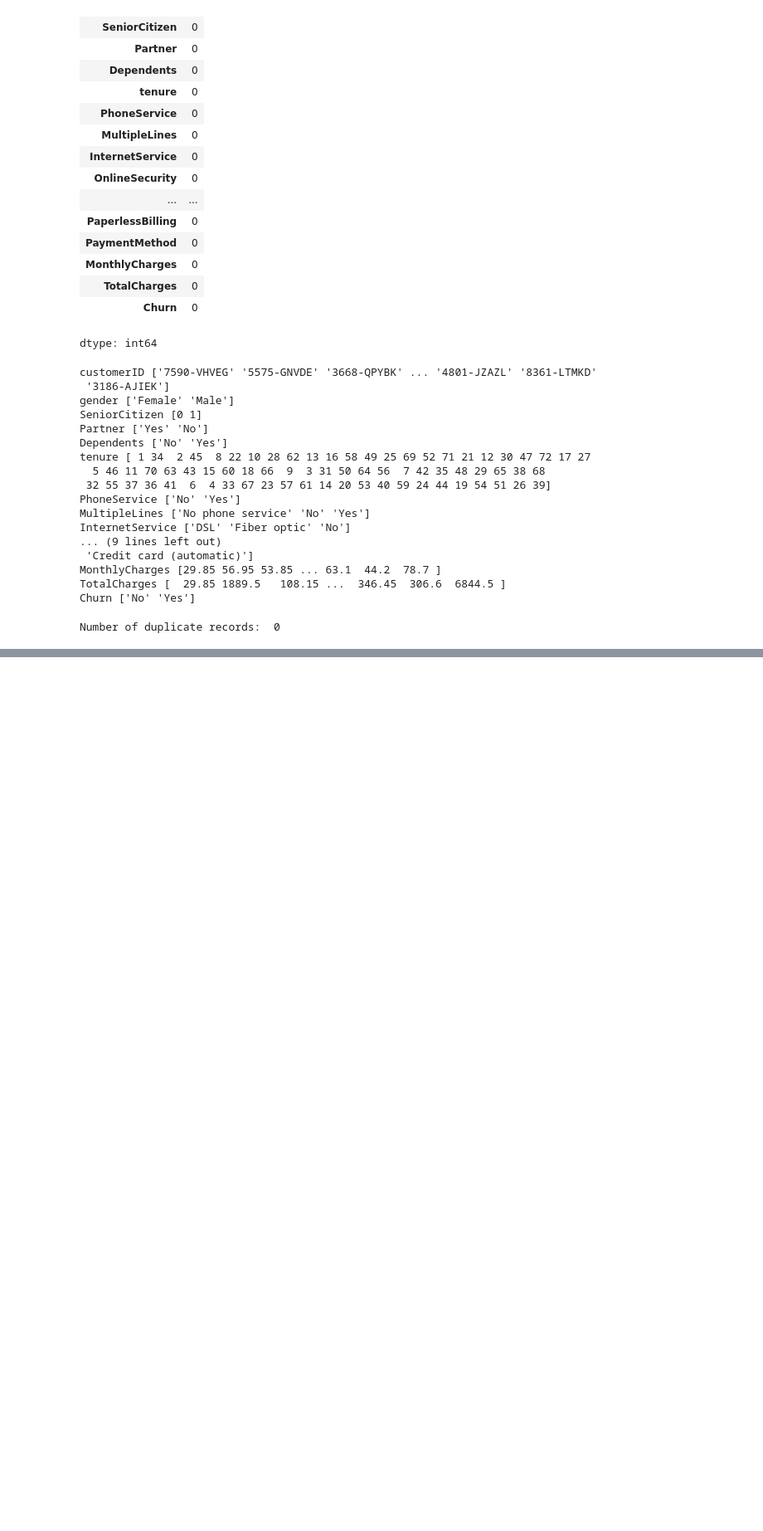
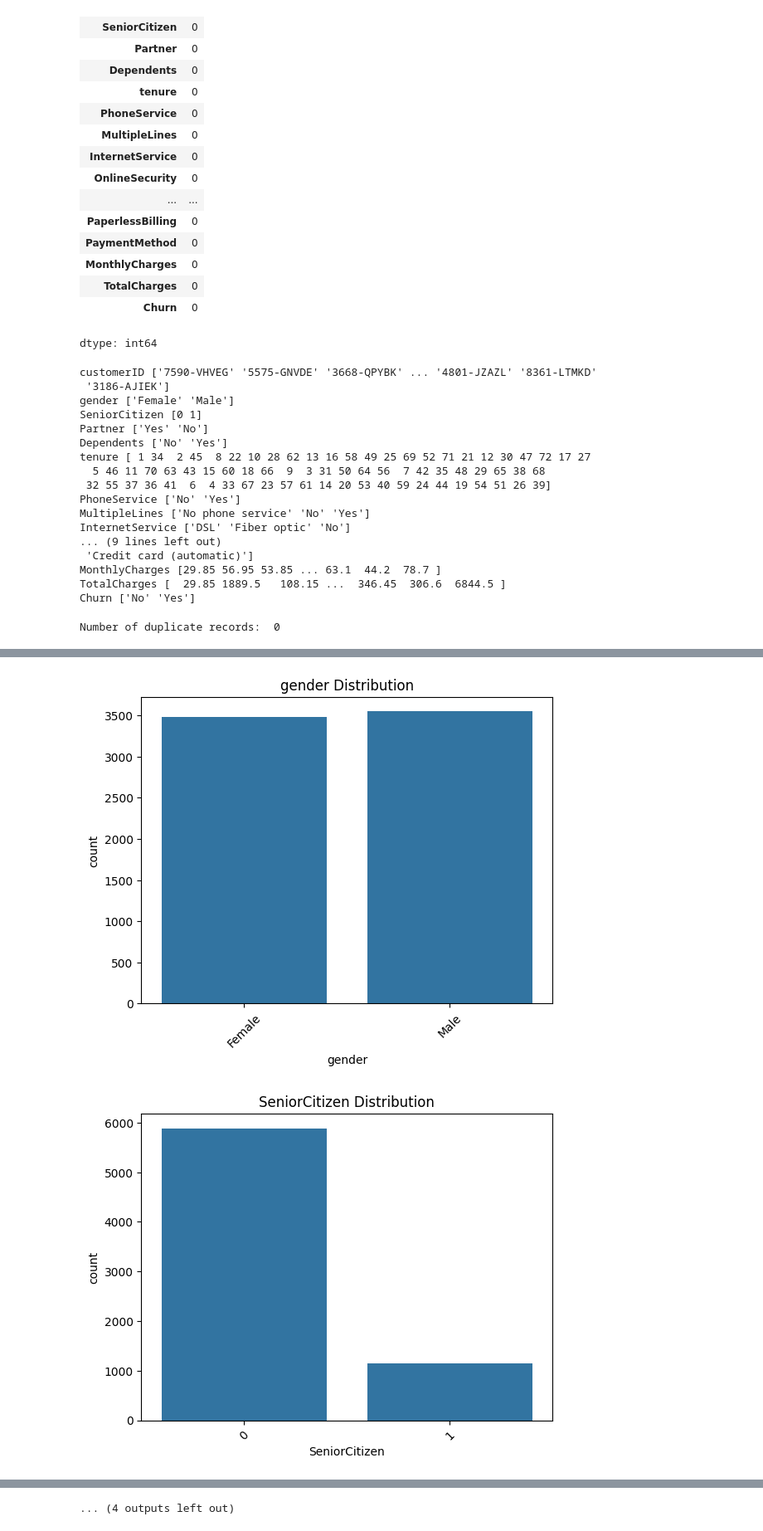
Before and after one commit to AayeshaF/Telco_Churn_Prediction, a Jupyter notebook: CustomerChurnPrediction.ipynb, the cells around one changed output, grey strips where cells are left out. Shown at 83% size. Saved outputs shown, nothing was run; the diff lists cells and outputs as text; code cells hidden in the pictures; blank space fills up the shorter version.

```diff
--- a/CustomerChurnPrediction.ipynb
+++ b/CustomerChurnPrediction.ipynb
@@ -217,0 +219,11 @@ Churn ['No' 'Yes']
+# %%
+#univariate analysis for categorical columns
+cat_cols= ['gender','SeniorCitizen','Partner','Dependents','PhoneService','MultipleLines','InternetService','OnlineSecurity','OnlineBackup','DeviceProtection', 'TechSupport', 'StreamingTV','StreamingMovies','Contract','PaperlessBilling','PaymentMethod']
+for col in cat_cols:
+  sns.countplot(data=df, x=col)
+  plt.xticks(rotation=45)
+  plt.title(f"{col} Distribution")
+  plt.show()
+# %% [output]
+[figure, added]
+[figure, added]
@@ -217,0 +240 @@ Churn ['No' 'Yes']
+... (4 outputs left out)
```
Also changed, not shown: parts of 10 cells of this notebook.
